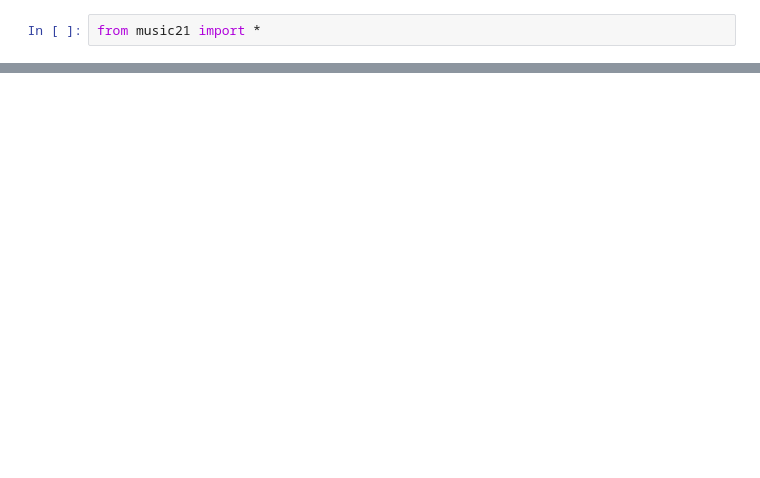
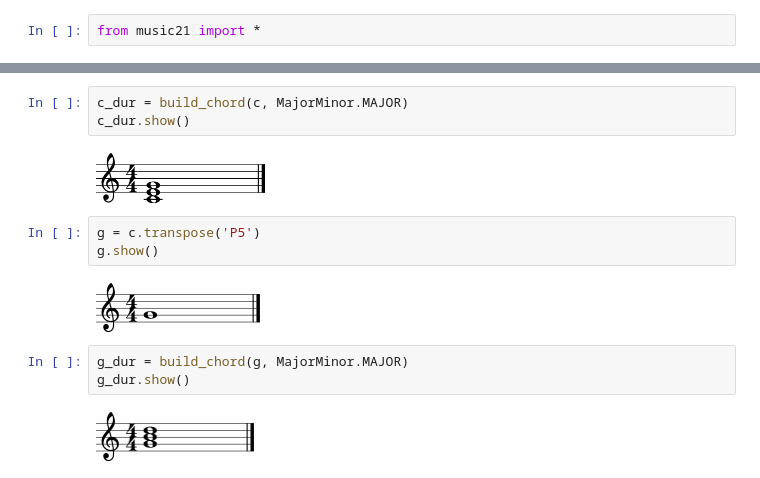
Before and after one commit to pinae/music21-melodies, a Jupyter notebook: Harmonie Tests.ipynb, the cells around one changed output, grey strips where cells are left out. Drawn from its saved outputs; the diff is of its cells as text; blank space fills up the shorter version.

```diff
--- a/Harmonie Tests.ipynb
+++ b/Harmonie Tests.ipynb
@@ -11,0 +42,15 @@ c.show('midi')
+# %%
+c_dur = build_chord(c, MajorMinor.MAJOR)
+c_dur.show()
+# %% [output]
+[figure, added]
+# %%
+g = c.transpose('P5')
+g.show()
+# %% [output]
+[figure, added]
+# %%
+g_dur = build_chord(g, MajorMinor.MAJOR)
+g_dur.show()
+# %% [output]
+[figure, added]
```
Also changed, not shown: parts of 14 cells of this notebook, 2 other files.
